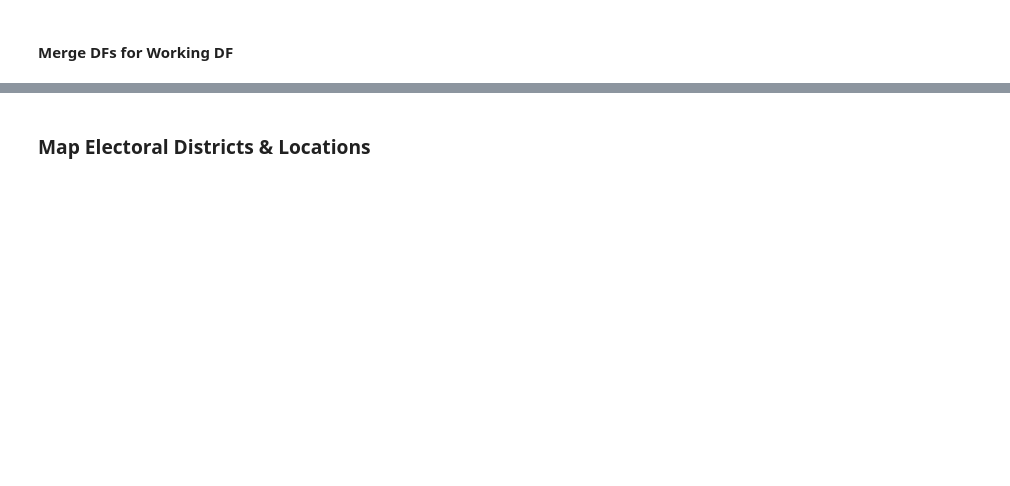
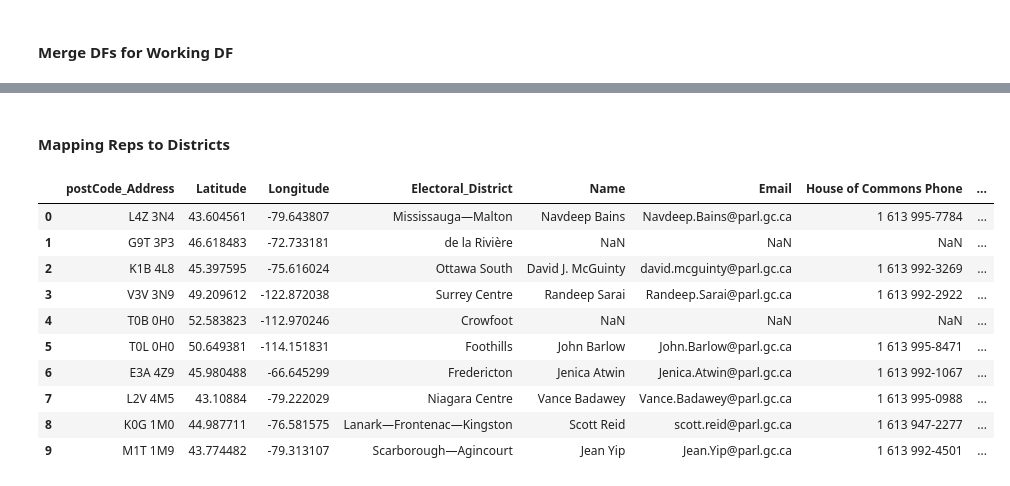
Before and after one commit to youngju87/MS1_Project, a Jupyter notebook: MADS_Milestone1-Electoral & Map .ipynb, the cells around one changed output, grey strips where cells are left out. Saved outputs shown, nothing was run; the diff lists cells and outputs as text; code cells hidden in the pictures; blank space fills up the shorter version.

Commit message:
added HoC data and feature ids for shapefiles

```diff
--- a/MADS_Milestone1-Electoral & Map .ipynb
+++ b/MADS_Milestone1-Electoral & Map .ipynb
@@ -154,21 +93,21 @@ with open(f_name, 'w') as outfile:
 place = 'Location'
 
 df_field_responses = pd.DataFrame(
-    columns=['Full_Address',
+    columns=['postCode_Address',
             'Latitude',
             'Longitude'
             ])
 
-for (full_address, i) in zip(
+for (postCode_address, i) in zip(
     response_object[place].keys(),
     range(0, len(response_object[place]))
 ):
 
     try:
-        print('Trying to insert response for Address:', full_address)
+        print('Trying to insert response for Post Code:', postCode_address)
 
         # Address
-        df_field_responses.loc[i, 'Full_Address'] = full_address
+        df_field_responses.loc[i, 'postCode_Address'] = postCode_address
 
         # Geometry Bounds
         #df_field_responses.loc[i, 'Geometry_Bounds'] =\
@@ -176,16 +115,16 @@ for (full_address, i) in zip(
 
         # Latitude
         df_field_responses.loc[i, 'Latitude'] =\
-            response_object[place][full_address]['results'][0]['geometry']['location']['lat']
+            response_object[place][postCode_address]['results'][0]['geometry']['location']['lat']
 
         # Longitude
         df_field_responses.loc[i, 'Longitude'] =\
-            response_object[place][full_address]['results'][0]['geometry']['location']['lng']
+            response_object[place][postCode_address]['results'][0]['geometry']['location']['lng']
 
         print('Inserted for row {}: {}'.format(i, df_field_responses.loc[i]))
 
     except Exception as e:
         print('Error:', e)
-        print('Filling row with Error for row: {}; Address: {}'.format(i, full_address))
+        print('Filling row with Error for row: {}; Post Code Address: {}'.format(i, full_address))
         # Fill in 'Error' for row if a field couldn't be found
         df_field_responses.loc[i] = ['Error' for i in range(0, len(df_field_responses.columns))]
@@ -192,6 +149,6 @@ for (full_address, i) in zip(
 # %%
 # Replace the '+' with a blank space so we can turn into numbers
-df_field_responses['Full_Address'] = df_field_responses.Full_Address.str.replace("+", " ")
+df_field_responses['postCode_Address'] = df_field_responses.postCode_Address.str.replace("+", " ")
 # %% [markdown]
 ### Convert Lat and Long to CA Electoral Districts
 # %%
@@ -236,29 +214,29 @@ with open(f_name2, 'w') as outfile:
     json.dump(response_object2, outfile, indent=4)
 # %%
 df_field_responses2 = pd.DataFrame(
-    columns=['Full_Address',
+    columns=['postCode_Address',
             'Electoral_District'
             ])
 
-for (address1, i) in zip(
+for (postCode, i) in zip(
     response_object2.keys(),
     range(0, len(response_object2))
 ):
 
     try:
-        print('Trying to insert response for Address:', address1)
+        print('Trying to insert response for Post Code:', postCode)
 
         # Address
-        df_field_responses2.loc[i, 'Full_Address'] = address1
+        df_field_responses2.loc[i, 'postCode_Address'] = postCode
 
         # Electoral_District
         df_field_responses2.loc[i, 'Electoral_District'] =\
-            response_object2[address1]['objects'][1]['name']
+            response_object2[postCode]['objects'][1]['name']
 
         print('Inserted for row {}: {}'.format(i, df_field_responses2.loc[i]))
 
     except Exception as e:
         print('Error:', e)
-        print('Filling row with Error for row: {}; Address: {}'.format(i, address1))
+        print('Filling row with Error for row: {}; Post Code: {}'.format(i, postCode))
         # Fill in 'Error' for row if a field couldn't be found
         df_field_responses2.loc[i] = ['Error' for i in range(0, len(df_field_responses2.columns))]
@@ -271,2 +278,0 @@ df_final
-# %% [markdown]
-### Map Electoral Districts & Locations
@@ -296,0 +279,25 @@ fig.show()
+# %% [markdown]
+#### Mapping Reps to Districts
+# %%
+hoc_data = pd.read_csv('assets/house-of-commons.csv', encoding ='cp1252')
+
+# Mapping Data
+df_final['Name'] = df_final['Electoral_District'].map(hoc_data.set_index('District name')['Name'])
+df_final['Email'] = df_final['Electoral_District'].map(hoc_data.set_index('District name')['Email'])
+df_final['House of Commons Phone'] = df_final['Electoral_District'].map(hoc_data.set_index('District name')['Phone'])
+df_final['Party'] = df_final['Electoral_District'].map(hoc_data.set_index('District name')['Party name'])
+df_final['Gender'] = df_final['Electoral_District'].map(hoc_data.set_index('District name')['Gender'])
+
+df_final
+# %% [output]
+|  | postCode_Address | Latitude | Longitude | Electoral_District | Name | Email | House of Commons Phone | ... |
+| 0 | L4Z 3N4 | 43.604561 | -79.643807 | Mississauga—Malton | Navdeep Bains | Navdeep.Bains@parl.gc.ca | 1 613 995-7784 | ... |
+| 1 | G9T 3P3 | 46.618483 | -72.733181 | de la Rivière | NaN | NaN | NaN | ... |
+| 2 | K1B 4L8 | 45.397595 | -75.616024 | Ottawa South | David J. McGuinty | david.mcguinty@parl.gc.ca | 1 613 992-3269 | ... |
+| 3 | V3V 3N9 | 49.209612 | -122.872038 | Surrey Centre | Randeep Sarai | Randeep.Sarai@parl.gc.ca | 1 613 992-2922 | ... |
+| 4 | T0B 0H0 | 52.583823 | -112.970246 | Crowfoot | NaN | NaN | NaN | ... |
+| 5 | T0L 0H0 | 50.649381 | -114.151831 | Foothills | John Barlow | John.Barlow@parl.gc.ca | 1 613 995-8471 | ... |
+| 6 | E3A 4Z9 | 45.980488 | -66.645299 | Fredericton | Jenica Atwin | Jenica.Atwin@parl.gc.ca | 1 613 992-1067 | ... |
+| 7 | L2V 4M5 | 43.10884 | -79.222029 | Niagara Centre | Vance Badawey | Vance.Badawey@parl.gc.ca | 1 613 995-0988 | ... |
+| 8 | K0G 1M0 | 44.987711 | -76.581575 | Lanark—Frontenac—Kingston | Scott Reid | scott.reid@parl.gc.ca | 1 613 947-2277 | ... |
+| 9 | M1T 1M9 | 43.774482 | -79.313107 | Scarborough—Agincourt | Jean Yip | Jean.Yip@parl.gc.ca | 1 613 992-4501 | ... |
```
Also changed, not shown: parts of 25 cells of this notebook.
